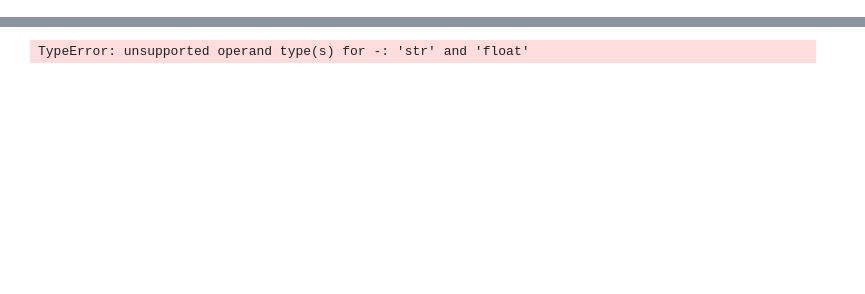
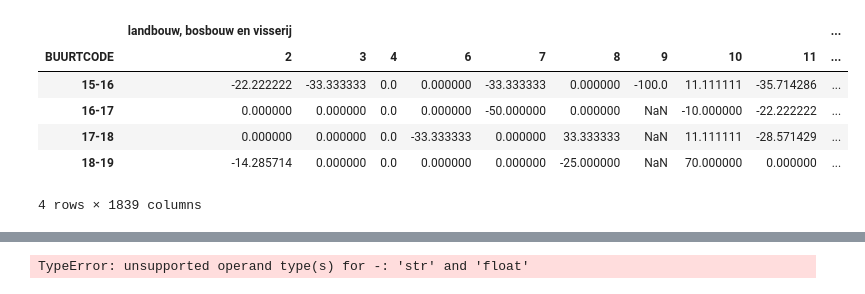
Before and after one commit to J-h-V/OpenDataDenHaag, a Jupyter notebook: DatasetCBS.ipynb, the cells around one changed output, grey strips where cells are left out. Cells and saved outputs as stored; diff of their text form; code cells hidden in the pictures; blank space fills up the shorter version.

```diff
--- a/DatasetCBS.ipynb
+++ b/DatasetCBS.ipynb
@@ -84 +81,11 @@ businesses_change.unstack(0)["cultuur, sport en recreatie"].T.plot()
+# %%
+businesses_change.unstack(1).dropna(how="all",axis=1)
+# %% [output]
+|  | landbouw, bosbouw en visserij |  |  |  |  |  |  |  |  | ... |
+| BUURTCODE | 2 | 3 | 4 | 6 | 7 | 8 | 9 | 10 | 11 | ... |
+| 15-16 | -22.222222 | -33.333333 | 0.0 | 0.000000 | -33.333333 | 0.000000 | -100.0 | 11.111111 | -35.714286 | ... |
+| 16-17 | 0.000000 | 0.000000 | 0.0 | 0.000000 | -50.000000 | 0.000000 | NaN | -10.000000 | -22.222222 | ... |
+| 17-18 | 0.000000 | 0.000000 | 0.0 | -33.333333 | 0.000000 | 33.333333 | NaN | 11.111111 | -28.571429 | ... |
+| 18-19 | -14.285714 | 0.000000 | 0.0 | 0.000000 | 0.000000 | -25.000000 | NaN | 70.000000 | 0.000000 | ... |
+4 rows × 1839 columns
 # %%
```
Also changed, not shown: parts of 9 cells of this notebook.
